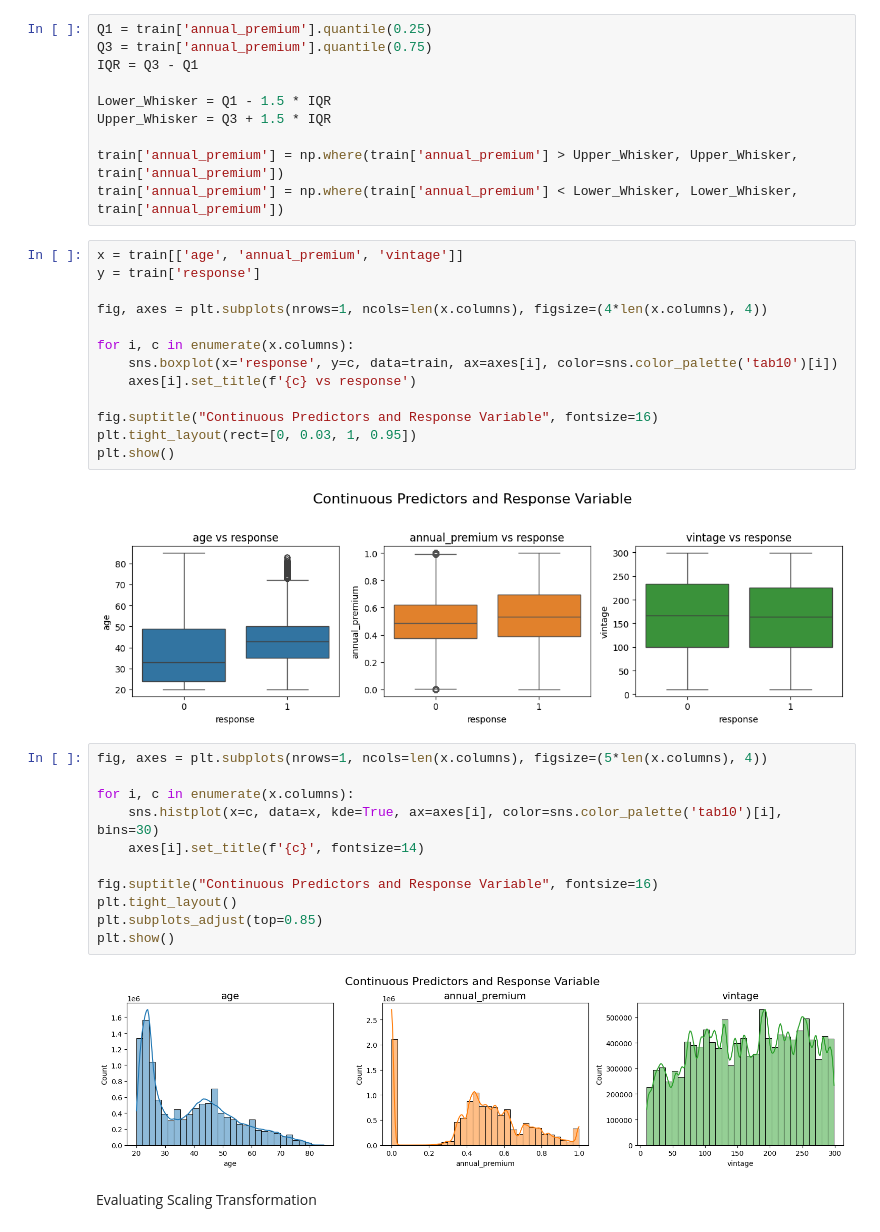
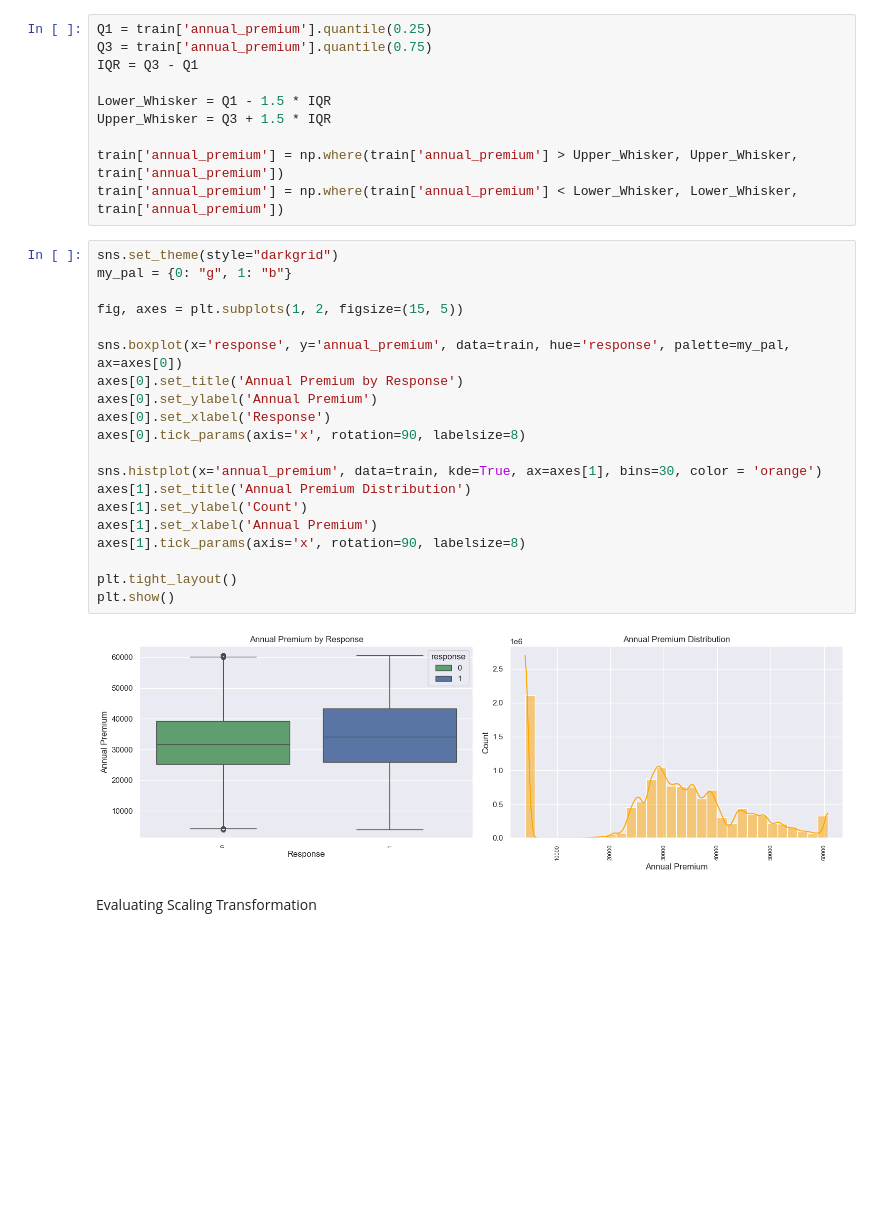
Before and after one commit to kevtr0801/ds_portfolio, a Jupyter notebook: binary-classification-carinsurance/binary-class-analysis.ipynb, the cells around one changed output. Drawn from its saved outputs; the diff is of its cells as text; blank space fills up the shorter version.

```diff
--- a/binary-classification-carinsurance/binary-class-analysis.ipynb
+++ b/binary-classification-carinsurance/binary-class-analysis.ipynb
@@ -102,33 +96,27 @@ Upper_Whisker = Q3 + 1.5 * IQR
 
 train['annual_premium'] = np.where(train['annual_premium'] > Upper_Whisker, Upper_Whisker, train['annual_premium'])
 train['annual_premium'] = np.where(train['annual_premium'] < Lower_Whisker, Lower_Whisker, train['annual_premium'])
-# %%
-x = train[['age', 'annual_premium', 'vintage']]
-y = train['response']
-
-fig, axes = plt.subplots(nrows=1, ncols=len(x.columns), figsize=(4*len(x.columns), 4))
-
-for i, c in enumerate(x.columns):
-    sns.boxplot(x='response', y=c, data=train, ax=axes[i], color=sns.color_palette('tab10')[i])
-    axes[i].set_title(f'{c} vs response')
-
-fig.suptitle("Continuous Predictors and Response Variable", fontsize=16)
-plt.tight_layout(rect=[0, 0.03, 1, 0.95])
-plt.show()
-# %% [output]
-[figure, removed]
-# %%
-fig, axes = plt.subplots(nrows=1, ncols=len(x.columns), figsize=(5*len(x.columns), 4))
-
-for i, c in enumerate(x.columns):
-    sns.histplot(x=c, data=x, kde=True, ax=axes[i], color=sns.color_palette('tab10')[i], bins=30)
-    axes[i].set_title(f'{c}', fontsize=14)
-
-fig.suptitle("Continuous Predictors and Response Variable", fontsize=16)
-plt.tight_layout()
-plt.subplots_adjust(top=0.85)
-plt.show()
-# %% [output]
-[figure, removed]
+# %%
+sns.set_theme(style="darkgrid")
+my_pal = {0: "g", 1: "b"}
+
+fig, axes = plt.subplots(1, 2, figsize=(15, 5))
+
+sns.boxplot(x='response', y='annual_premium', data=train, hue='response', palette=my_pal, ax=axes[0])
+axes[0].set_title('Annual Premium by Response')
+axes[0].set_ylabel('Annual Premium')
+axes[0].set_xlabel('Response')
+axes[0].tick_params(axis='x', rotation=90, labelsize=8)
+
+sns.histplot(x='annual_premium', data=train, kde=True, ax=axes[1], bins=30, color = 'orange')
+axes[1].set_title('Annual Premium Distribution')
+axes[1].set_ylabel('Count')
+axes[1].set_xlabel('Annual Premium')
+axes[1].tick_params(axis='x', rotation=90, labelsize=8)
+
+plt.tight_layout()
+plt.show()
+# %% [output]
+[figure, added]
 # %% [markdown]
 Evaluating Scaling Transformation
```
Also changed, not shown: parts of 18 cells of this notebook.
